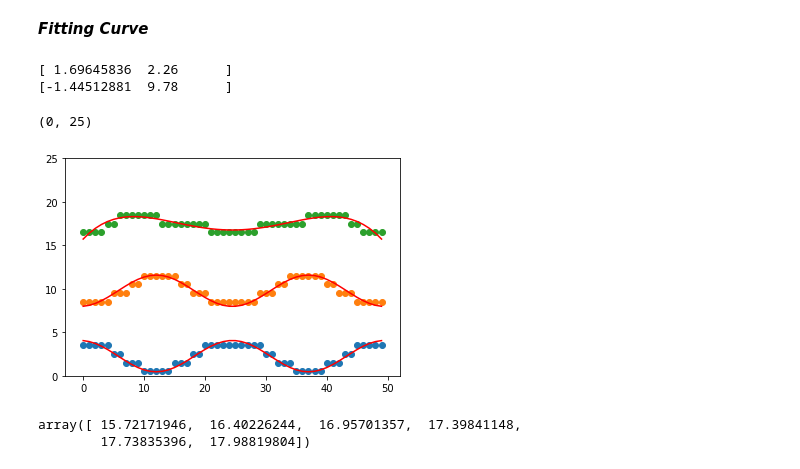
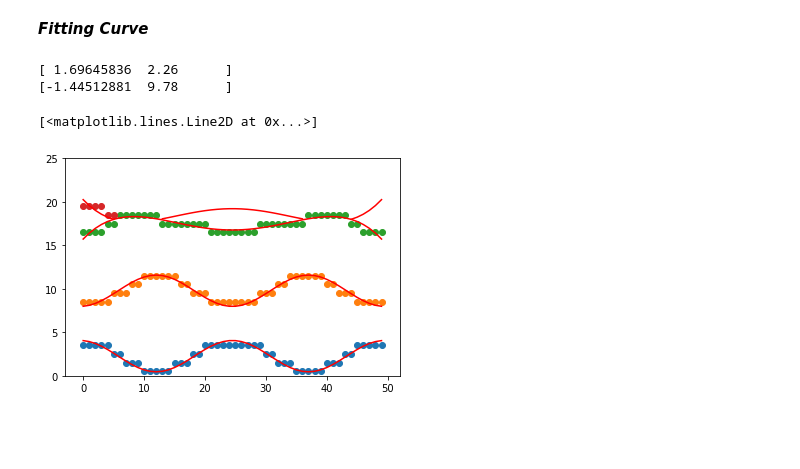
Before and after one commit to dienhoa/hybrid_beamforming_notebook, a Jupyter notebook: Gain Analyse.ipynb, the cells around one changed output. Cells and saved outputs as stored; diff of their text form; code cells hidden in the pictures; blank space fills up the shorter version.

Commit message:
boundary on cluster

```diff
--- a/Gain Analyse.ipynb
+++ b/Gain Analyse.ipynb
@@ -313,7 +313,7 @@ for i in range(angle_number):
 # %%
 boundary_4_1 = boundary_4[:,:6]
 boundary_4_2 = boundary_4[:,19:31]
-boundary_4_3 = boundary_4[:,43:50]
+boundary_4_3 = boundary_4[:,44:50]
 
 plt.scatter(boundary_1[0,:]*360/(angle_number-1),boundary_1[1,:]*360/(angle_number-1))
 
@@ -342,34 +342,37 @@ def func(x, a, b, c):
 # %%
 def func_sin(x, c, d):
     return np.sin(2*np.pi*x/25 + c)*1.8 + d
 
 
 popt_boun1, pcov_boun1 = curve_fit(func_sin, boundary_1[0,:], boundary_1[1,:])
 print(popt_boun1)
 fit_bound1 = func_sin(boundary_1[0,:], *popt_boun1)
 plt.scatter(boundary_1[0,:], boundary_1[1,:])
 plt.plot(boundary_1[0,:], fit_bound1, 'r-', label='fit')
 
 
 popt_boun2, pcov_boun2 = curve_fit(func_sin, boundary_2[0,:], boundary_2[1,:])
 print(popt_boun2)
 fit_bound2 = func_sin(boundary_2[0,:], *popt_boun2)
 plt.scatter(boundary_2[0,:], boundary_2[1,:])
 plt.plot(boundary_2[0,:], fit_bound2, 'r-', label='fit')
 
 
 z = np.polyfit(boundary_3[0,:], boundary_3[1,:], 4)
 p = np.poly1d(z)
 plt.scatter(boundary_3[0,:],boundary_3[1,:])
 plt.plot(boundary_3[0,:], p(boundary_3[0,:]), 'r-', label='fit')
 plt.ylim(0,25)
+
+p1 = -p + p[0]*2  + 2*(np.max(p(boundary_4_1[0,:]))-np.min(p(boundary_4_1[0,:])))
+plt.scatter(boundary_4_1[0,:],boundary_4_1[1,:])
+plt.plot(boundary_4_1[0,:], p1(boundary_4_1[0,:]), 'r-', label='fit')
+
+plt.plot(boundary_3[0,13:-13], p1(boundary_3[0,13:-13]), 'r-', label='fit')
+
+plt.plot(boundary_4_3[0,:], p1(boundary_4_3[0,:]), 'r-', label='fit')
 # %% [output]
 [ 1.69645836  2.26      ]
 [-1.44512881  9.78      ]
-(0, 25)
+[<matplotlib.lines.Line2D at 0x...>]
-[figure, old version]
+[figure, new version]
-# %%
-p(boundary_4_1[0,:])
-# %% [output]
-array([ 15.72171946,  16.40226244,  16.95701357,  17.39841148,
-        17.73835396,  17.98819804])
```
Also changed, not shown: parts of 2 cells of this notebook.
